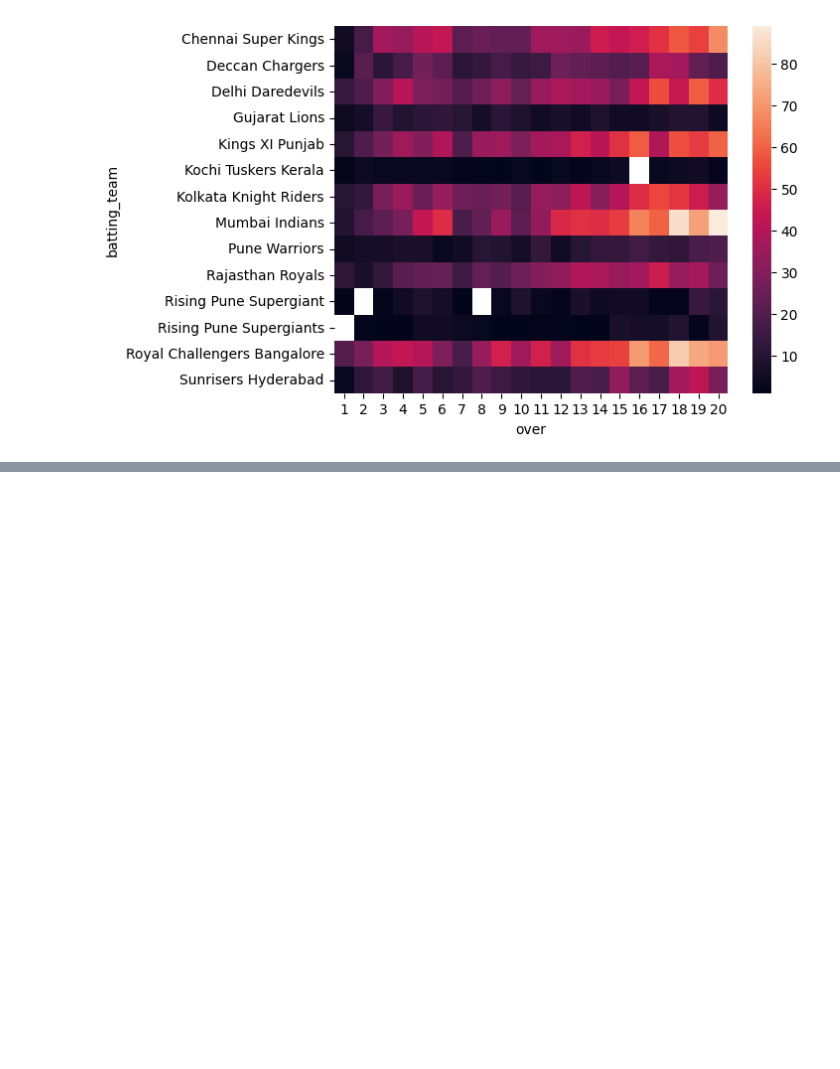
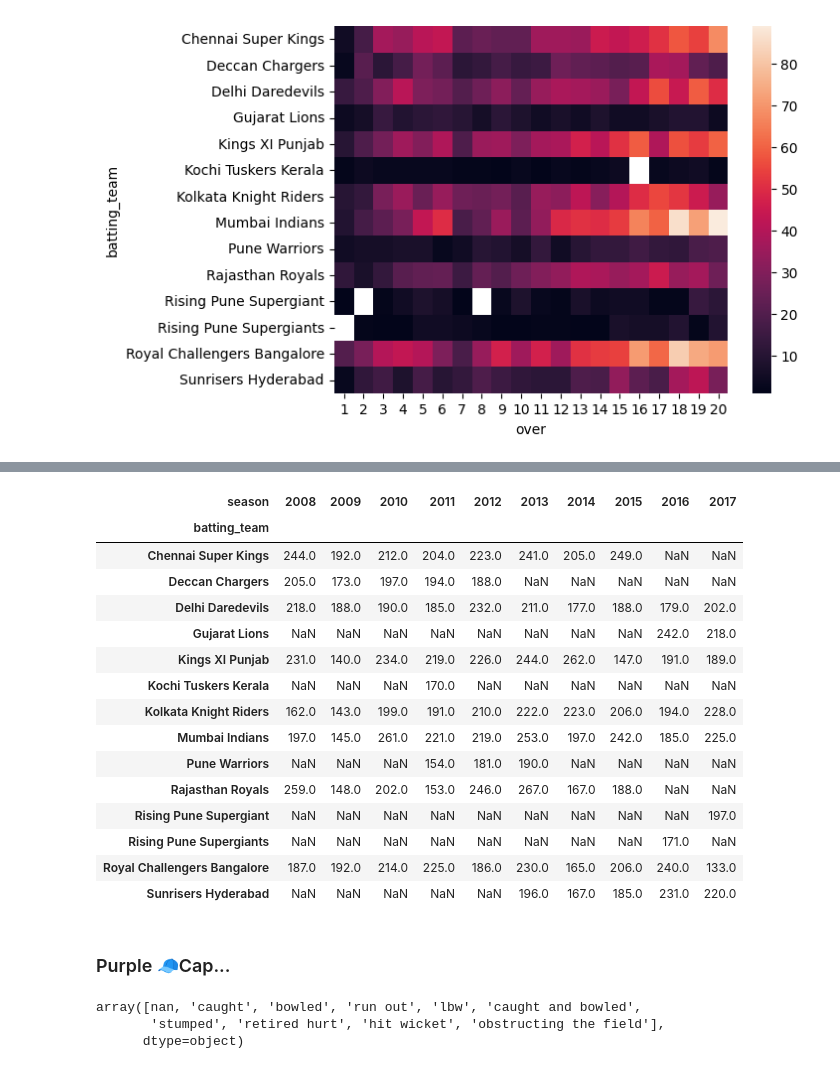
Before and after one commit to AmiT-Gupta7/Data-Analytics-with-Python, a Jupyter notebook: Data_Analyics/17_sep_25.ipynb, the cells around one changed output, grey strips where cells are left out. Saved outputs shown, nothing was run; the diff lists cells and outputs as text; code cells hidden in the pictures; blank space fills up the shorter version.

```diff
--- a/Data_Analyics/17_sep_25.ipynb
+++ b/Data_Analyics/17_sep_25.ipynb
@@ -231,0 +256,30 @@ sms.heatmap(pt)
+# %%
+mask = new['batsman_runs'] == 4 # filtering sixes
+six = new[mask] # dataframe of sixes
+pt = six.pivot_table(index="batting_team", columns="season", values="batsman_runs", aggfunc="count") # pivot table
+pt
+# %% [output]
+| season | 2008 | 2009 | 2010 | 2011 | 2012 | 2013 | 2014 | 2015 | 2016 | 2017 |
+| batting_team |  |  |  |  |  |  |  |  |  |  |
+| Chennai Super Kings | 244.0 | 192.0 | 212.0 | 204.0 | 223.0 | 241.0 | 205.0 | 249.0 | NaN | NaN |
+| Deccan Chargers | 205.0 | 173.0 | 197.0 | 194.0 | 188.0 | NaN | NaN | NaN | NaN | NaN |
+| Delhi Daredevils | 218.0 | 188.0 | 190.0 | 185.0 | 232.0 | 211.0 | 177.0 | 188.0 | 179.0 | 202.0 |
+| Gujarat Lions | NaN | NaN | NaN | NaN | NaN | NaN | NaN | NaN | 242.0 | 218.0 |
+| Kings XI Punjab | 231.0 | 140.0 | 234.0 | 219.0 | 226.0 | 244.0 | 262.0 | 147.0 | 191.0 | 189.0 |
+| Kochi Tuskers Kerala | NaN | NaN | NaN | 170.0 | NaN | NaN | NaN | NaN | NaN | NaN |
+| Kolkata Knight Riders | 162.0 | 143.0 | 199.0 | 191.0 | 210.0 | 222.0 | 223.0 | 206.0 | 194.0 | 228.0 |
+| Mumbai Indians | 197.0 | 145.0 | 261.0 | 221.0 | 219.0 | 253.0 | 197.0 | 242.0 | 185.0 | 225.0 |
+| Pune Warriors | NaN | NaN | NaN | 154.0 | 181.0 | 190.0 | NaN | NaN | NaN | NaN |
+| Rajasthan Royals | 259.0 | 148.0 | 202.0 | 153.0 | 246.0 | 267.0 | 167.0 | 188.0 | NaN | NaN |
+| Rising Pune Supergiant | NaN | NaN | NaN | NaN | NaN | NaN | NaN | NaN | NaN | 197.0 |
+| Rising Pune Supergiants | NaN | NaN | NaN | NaN | NaN | NaN | NaN | NaN | 171.0 | NaN |
+| Royal Challengers Bangalore | 187.0 | 192.0 | 214.0 | 225.0 | 186.0 | 230.0 | 165.0 | 206.0 | 240.0 | 133.0 |
+| Sunrisers Hyderabad | NaN | NaN | NaN | NaN | NaN | 196.0 | 167.0 | 185.0 | 231.0 | 220.0 |
+# %% [markdown]
+### Purple 🧢Cap...
+# %%
+new['dismissal_kind'].unique()
+# %% [output]
+array([nan, 'caught', 'bowled', 'run out', 'lbw', 'caught and bowled',
+       'stumped', 'retired hurt', 'hit wicket', 'obstructing the field'],
+      dtype=object)
```
Also changed, not shown: parts of 25 cells of this notebook, 1 other file.
